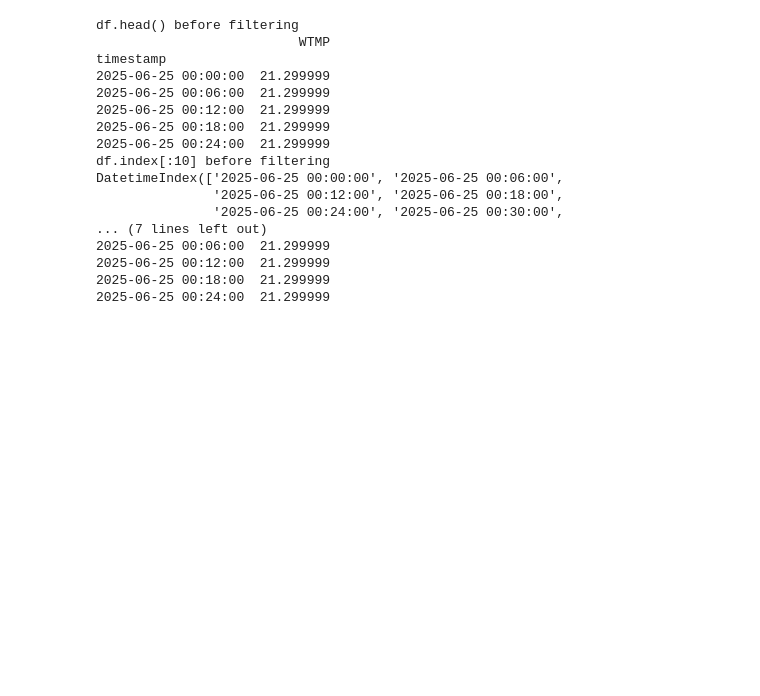
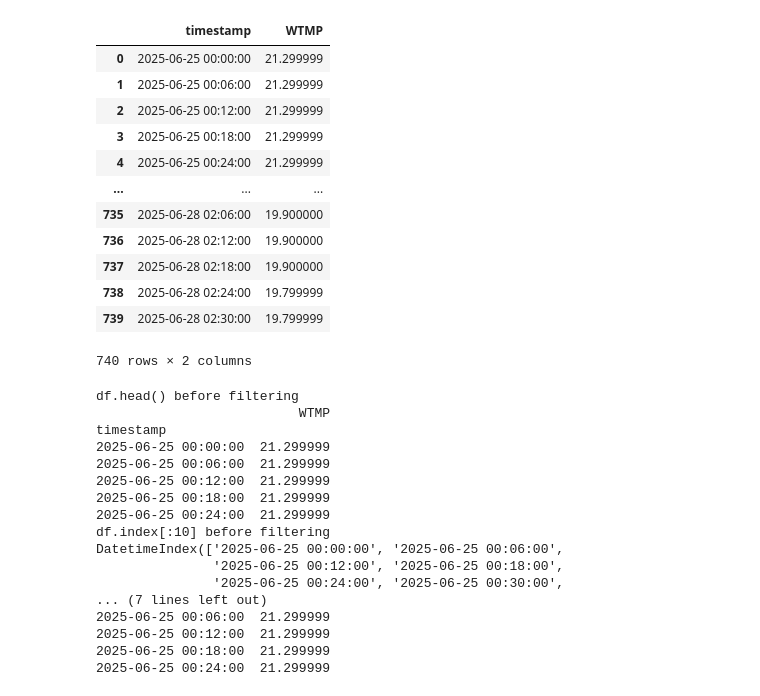
Before and after one commit to anthony-meza/xbuoy, a Jupyter notebook: examples/website_examples/get_realtime_data.ipynb, the cells around one changed output. Cells and saved outputs as stored; diff of their text form; code cells hidden in the pictures; blank space fills up the shorter version.

```diff
--- a/examples/website_examples/get_realtime_data.ipynb
+++ b/examples/website_examples/get_realtime_data.ipynb
@@ -57,4 +57,28 @@ longitude = float(location[2]) * (-1 if location[3] in ['W'] else 1)
 # %%
 bathy = xr.open_dataset("gebco_woho.nc").elevation
 bathy = np.abs(bathy.where(bathy < 0))
+# %%
+# Get the data
+df = api.get_data(
+    station_ids=[station_id],
+    mode='stdmet',
+    start_time=dates['yesterday'],
+    end_time=dates['tomorrow']
+)[["WTMP"]].astype("float32")
+
+df = df.reset_index()
+# %% [output]
+|  | timestamp | WTMP |
+| 0 | 2025-06-25 00:00:00 | 21.299999 |
+| 1 | 2025-06-25 00:06:00 | 21.299999 |
+| 2 | 2025-06-25 00:12:00 | 21.299999 |
+| 3 | 2025-06-25 00:18:00 | 21.299999 |
+| 4 | 2025-06-25 00:24:00 | 21.299999 |
+| ... | ... | ... |
+| 735 | 2025-06-28 02:06:00 | 19.900000 |
+| 736 | 2025-06-28 02:12:00 | 19.900000 |
+| 737 | 2025-06-28 02:18:00 | 19.900000 |
+| 738 | 2025-06-28 02:24:00 | 19.799999 |
+| 739 | 2025-06-28 02:30:00 | 19.799999 |
+740 rows × 2 columns
 # %%
```
Also changed, not shown: parts of 1 cell of this notebook.
